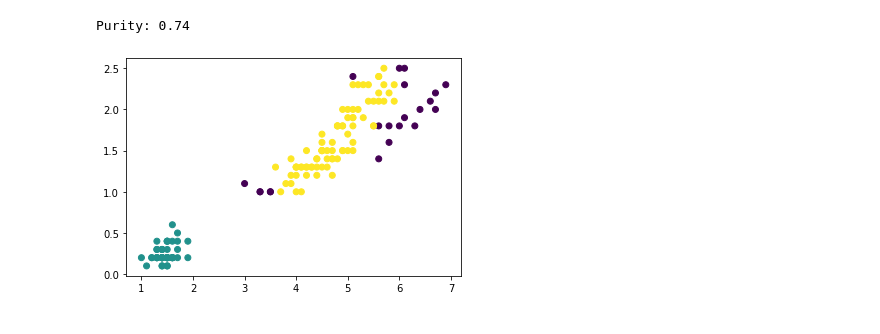
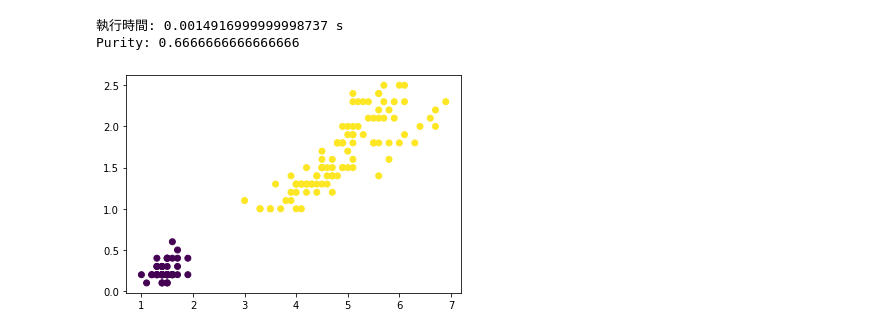
Before and after one commit to RogerLog1115/hw3M11123062, a Jupyter notebook: iris.ipynb, the cells around one changed output. Saved outputs shown, nothing was run; the diff lists cells and outputs as text; code cells hidden in the pictures.

Commit message:
modify the dbscan cluster min

```diff
--- a/iris.ipynb
+++ b/iris.ipynb
@@ -54,13 +55,18 @@ plt.show()
 [figure]
 # %%
-DBSCAN
+#DBSCAN
 X = iris.data[:,2:4]
 t = time.perf_counter()
-clustering = DBSCAN(eps=0.3, min_samples=10).fit(X)
+clustering = DBSCAN(eps=0.6, min_samples=10).fit(X)
+t2 = time.perf_counter()
+
+print("執行時間:", t2-t,"s")
 clustering.labels_
 
 plt.scatter(X[:,0],X[:,1],c=clustering.labels_)
+
 print("Purity:", purity_score(iris.target,clustering.labels_))
 # %% [output]
-Purity: 0.74
+執行時間: 0.0014916999999998737 s
+Purity: 0.6666666666666666
-[figure, old version]
+[figure, new version]
```
Also changed, not shown: parts of 2 cells of this notebook.
